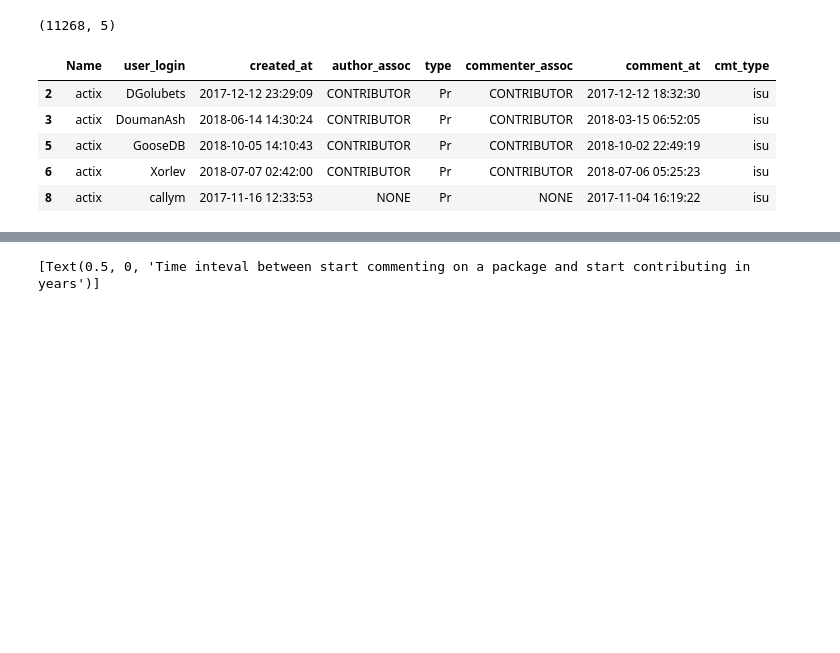
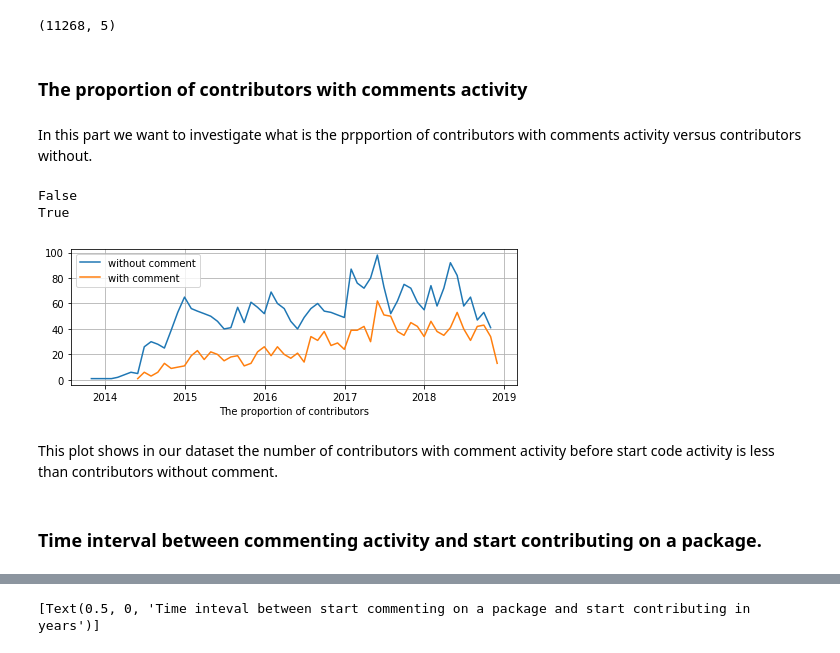
Before and after one commit to MehdiGol/PackagesDependencies-Contributors-Relationship, a Jupyter notebook: notebooks/Question 3.ipynb, the cells around one changed output, grey strips where cells are left out. Saved outputs shown, nothing was run; the diff lists cells and outputs as text; code cells hidden in the pictures; blank space fills up the shorter version.

```diff
--- a/notebooks/Question 3.ipynb
+++ b/notebooks/Question 3.ipynb
@@ -112,6 +114,46 @@ pull_commit_activity = (
 pull_commit_activity.shape
 # %% [output]
 (11268, 5)
+# %% [markdown]
+### The proportion of contributors with comments activity
+# %% [markdown]
+In this part we want to investigate what is the prpportion of contributors with comments activity versus contributors without.
+# %%
+comment_relation_all = (
+    pull_commit_activity
+    .merge(all_comments,how='inner',left_on=['Name','user_login'],right_on=['Name','user_login'])
+    .assign(created_at = lambda x: pandas.to_datetime(x['created_at_x']))
+    .assign(comment_at = lambda x: pandas.to_datetime(x['created_at_y']))
+    .rename(columns={'author_assoc_x':'author_assoc','type_x':'type','author_assoc_y':'commenter_assoc','type_y':'cmt_type'})
+    [['Name','user_login','created_at','author_assoc','type','commenter_assoc','comment_at','cmt_type']]
+)
+# %%
+df_p2 = (
+    comment_relation_all
+    .assign(occurred = lambda x: x['created_at']>x['comment_at'])
+    .assign(count = 1)
+    .groupby([pandas.Grouper(key='created_at',freq='1M'),'occurred'])
+    .sum()
+    .reset_index()
+)
+plt.rcParams["figure.figsize"] = (8,2.5)
+fig, ax = plt.subplots()
+
+for type in df_p2.occurred.unique():
+    print(type)
+    ax.plot(df_p2[lambda x: x['occurred']==type]['created_at'],df_p2[lambda x: x['occurred']==type]['count'])
+ax.set_xlabel('The proportion of contributors')
+ax.set_ylabel('')
+ax.legend(['without comment','with comment'],loc='upper left')
+ax.grid(True)
+# %% [output]
+False
+True
+[figure, added]
+# %% [markdown]
+This plot shows in our dataset the number of contributors with comment activity before start code activity is less than contributors without comment.
+# %% [markdown]
+### Time interval between commenting activity and start contributing on a package.
 # %%
 comment_relation = (
     pull_commit_activity
@@ -122,12 +164,3 @@ comment_relation = (
     [['Name','user_login','created_at','author_assoc','type','commenter_assoc','comment_at','cmt_type']]
     [lambda x: x['created_at']>x['comment_at']]
 )
-# %%
-comment_relation.head()
-# %% [output]
-|  | Name | user_login | created_at | author_assoc | type | commenter_assoc | comment_at | cmt_type |
-| 2 | actix | DGolubets | 2017-12-12 23:29:09 | CONTRIBUTOR | Pr | CONTRIBUTOR | 2017-12-12 18:32:30 | isu |
-| 3 | actix | DoumanAsh | 2018-06-14 14:30:24 | CONTRIBUTOR | Pr | CONTRIBUTOR | 2018-03-15 06:52:05 | isu |
-| 5 | actix | GooseDB | 2018-10-05 14:10:43 | CONTRIBUTOR | Pr | CONTRIBUTOR | 2018-10-02 22:49:19 | isu |
-| 6 | actix | Xorlev | 2018-07-07 02:42:00 | CONTRIBUTOR | Pr | CONTRIBUTOR | 2018-07-06 05:25:23 | isu |
-| 8 | actix | callym | 2017-11-16 12:33:53 | NONE | Pr | NONE | 2017-11-04 16:19:22 | isu |
```
Also changed, not shown: parts of 9 cells of this notebook, 2 other files.
